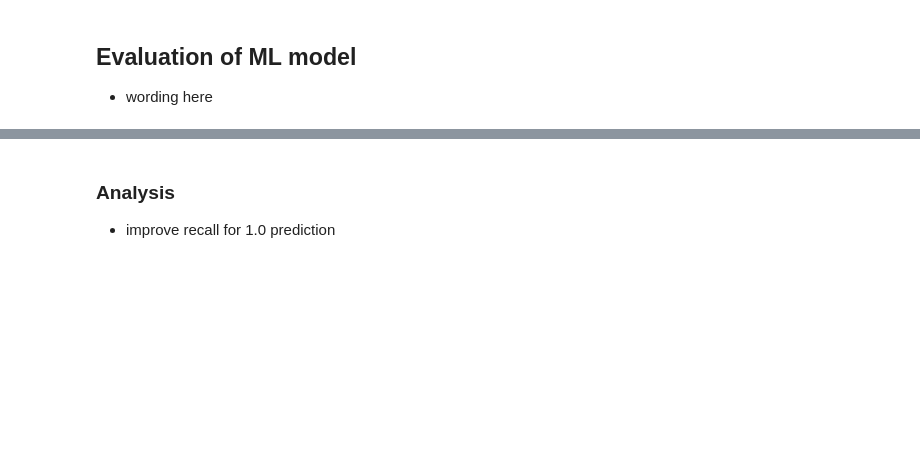
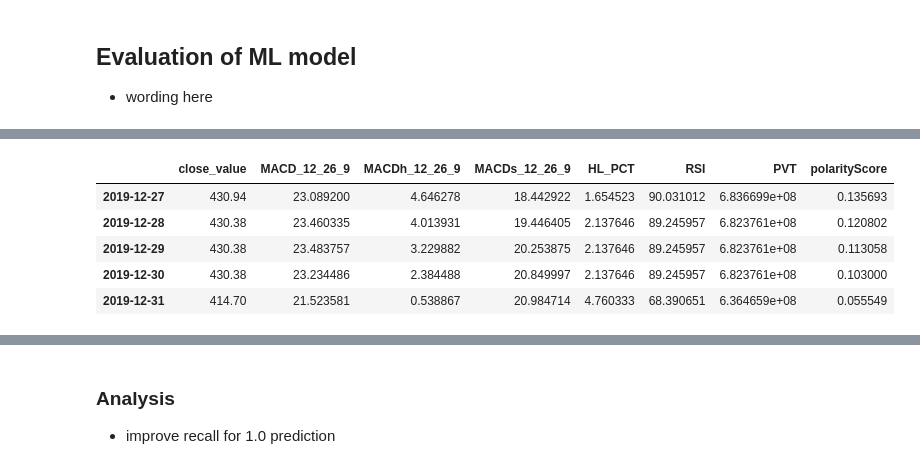
Before and after one commit to prastogi20/stockpredictor, a Jupyter notebook: Stock_direction_predictor_RF.ipynb, the cells around one changed output, grey strips where cells are left out. Cells and saved outputs as stored; diff of their text form; code cells hidden in the pictures; blank space fills up the shorter version.

```diff
--- a/Stock_direction_predictor_RF.ipynb
+++ b/Stock_direction_predictor_RF.ipynb
@@ -154,3 +219,19 @@ X.head()
+# %%
+#Concated tsla_sentiments_df in to the main df
+df2= pd.concat([df,tsla_sentiments_df], axis=1)
+df2= df2.dropna()
+#Separate the y variable (the labels), and X variable (the features)
+y= df2['price_direction']
+X= df2.drop('price_direction', axis=1)
+
+X.tail()
+# %% [output]
+|  | close_value | MACD_12_26_9 | MACDh_12_26_9 | MACDs_12_26_9 | HL_PCT | RSI | PVT | polarityScore |
+| 2019-12-27 | 430.94 | 23.089200 | 4.646278 | 18.442922 | 1.654523 | 90.031012 | 6.836699e+08 | 0.135693 |
+| 2019-12-28 | 430.38 | 23.460335 | 4.013931 | 19.446405 | 2.137646 | 89.245957 | 6.823761e+08 | 0.120802 |
+| 2019-12-29 | 430.38 | 23.483757 | 3.229882 | 20.253875 | 2.137646 | 89.245957 | 6.823761e+08 | 0.113058 |
+| 2019-12-30 | 430.38 | 23.234486 | 2.384488 | 20.849997 | 2.137646 | 89.245957 | 6.823761e+08 | 0.103000 |
+| 2019-12-31 | 414.70 | 21.523581 | 0.538867 | 20.984714 | 4.760333 | 68.390651 | 6.364659e+08 | 0.055549 |
 # %%
 # Rerun ML randomforest model on the new data set
 
```
Also changed, not shown: parts of 36 cells of this notebook, 2 other files.
